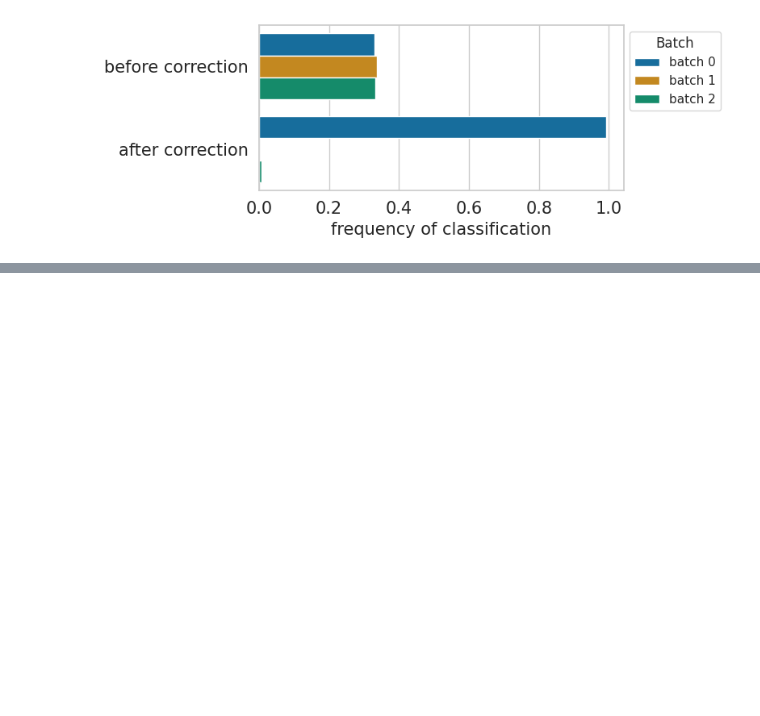
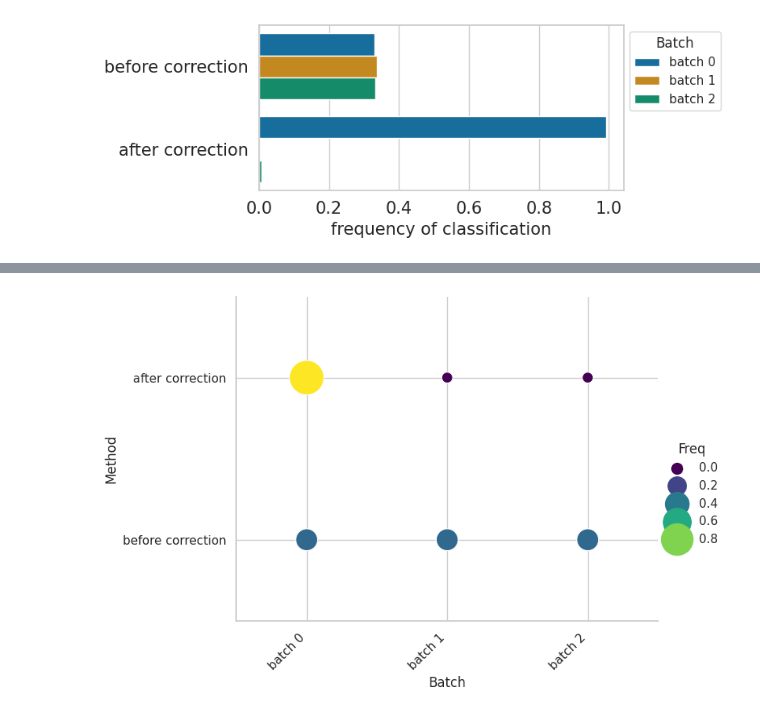
Before and after one commit to theislab/IMPA, a Jupyter notebook: notebooks/cpg0000/batch_classifier_rxrx1.ipynb, the cells around one changed output, grey strips where cells are left out. Saved outputs shown, nothing was run; the diff lists cells and outputs as text; code cells hidden in the pictures; blank space fills up the shorter version.

```diff
--- a/notebooks/cpg0000/batch_classifier_rxrx1.ipynb
+++ b/notebooks/cpg0000/batch_classifier_rxrx1.ipynb
@@ -392,0 +442,22 @@ plt.show()
+# %%
+# Set the style for a cleaner appearance
+sns.set(style="whitegrid")
+
+# Plot the dot plot
+sns.relplot(data=to_plot,
+            x="Batch",
+            y="Method",
+            hue="Freq",
+            palette="viridis",
+            alpha=1,
+            sizes=(100, 1000),
+            size="Freq",
+            units="Batch",
+            height=5, aspect=1.5, legend="brief")  # Adjusted aspect and height
+plt.xticks(rotation=45, ha='right')
+plt.xlim(-0.5, 2.5)  # Adjusted x-axis limits
+plt.ylim(-0.5, 1.5)  # Adjusted y-axis limits
+# plt.legend(bbox_to_anchor=(1.05, 1), loc='upper left')  # Adjusted legend position
+plt.show()
+# %% [output]
+[figure, added]
```
Also changed, not shown: parts of 6 cells of this notebook, 15 other files.
